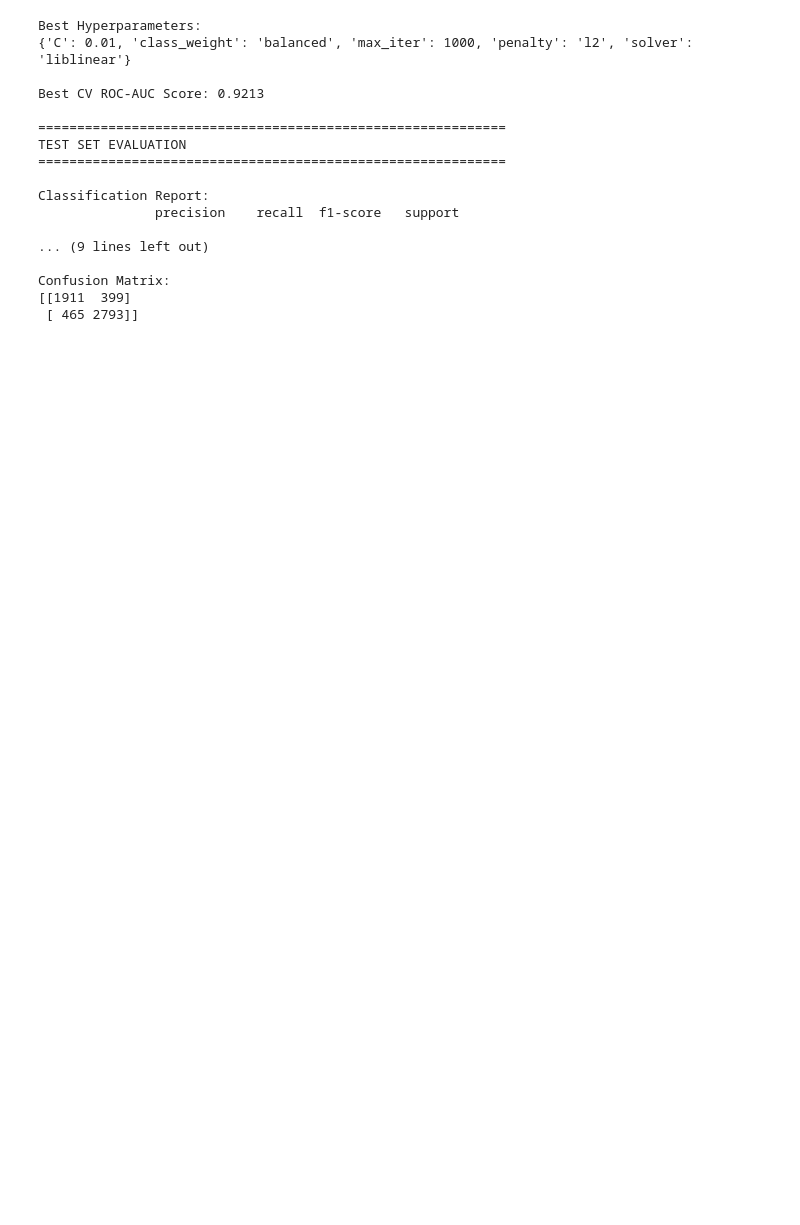
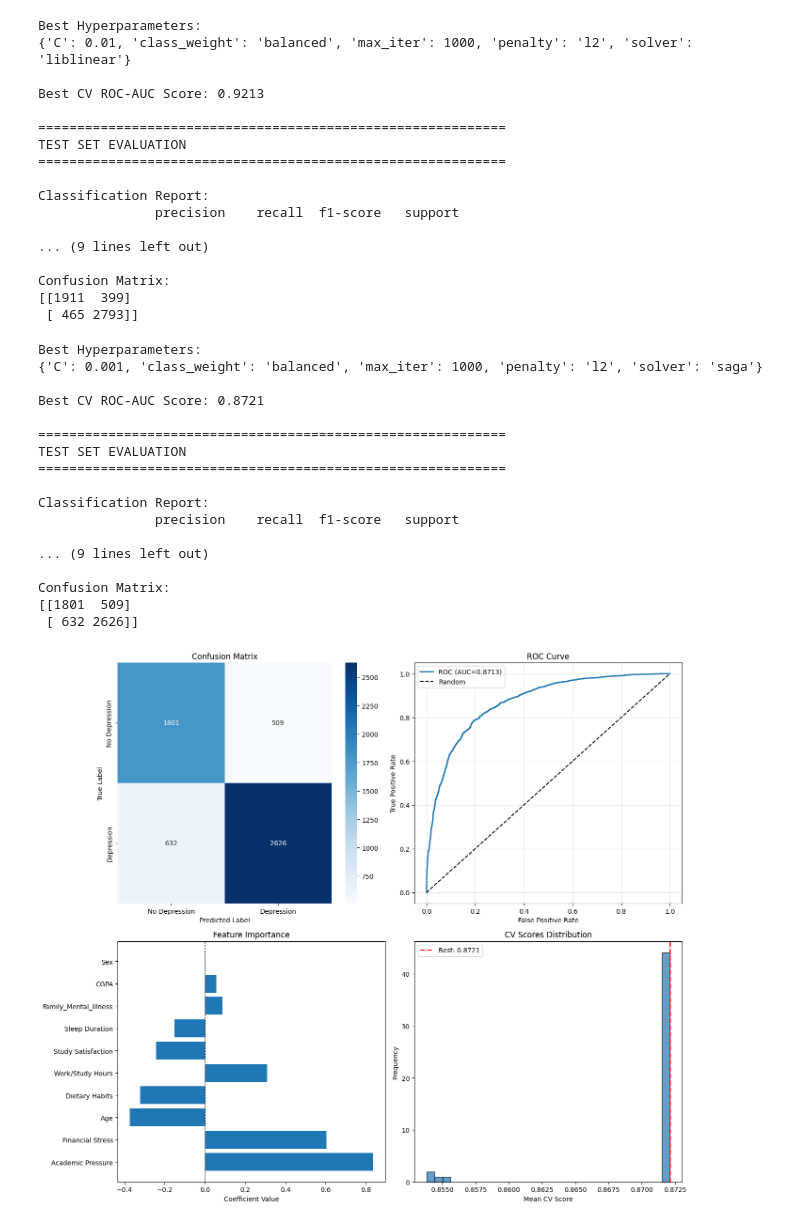
Before and after one commit to empra19/Mental-Health-Supervised-Learning-Project, a Jupyter notebook: logistic_regression_baseline.ipynb, the cells around one changed output. Cells and saved outputs as stored; diff of their text form; code cells hidden in the pictures; blank space fills up the shorter version.

Commit message:
Added optimisation for recall and compared models

```diff
--- a/logistic_regression_baseline.ipynb
+++ b/logistic_regression_baseline.ipynb
@@ -93,8 +93,8 @@ city_to_region = {
 # %%
 # Prepare 3 datasets to try logistic regression on to figure out how to deal with City and Degree. Base - drop region, Grouped - group and one hot encode, Freq - use frequency encoding
 df_base = df.copy()
-df_grouped = df.copy()
-df_freq = df.copy()
+df_grouped = df.drop(columns=['Suicidal_Thoughts'])
+df_freq = df.drop(columns=['Suicidal_Thoughts'])
 
 df_base = df_base.drop(columns=['City', 'Degree'])
-df_base.head()
+df_base_reduced = df.drop(columns=['City', 'Degree', 'Suicidal_Thoughts'])
@@ -108,9 +101,8 @@ df_base.head()
 # %%
 #Function to run logistic regression and tune hyperparameters
-def tune_logistic_regression(df, random_state=19):
+def tune_logistic_regression(df, random_state=19, scoring='roc_auc'):
 
     test_size = 0.2
-    scoring = 'roc_auc'
     cv_folds = 5
 
     param_grid = {
@@ -270,3 +262,30 @@ Classification Report:
 Confusion Matrix:
 [[1911  399]
  [ 465 2793]]
+# %%
+results_reduced = tune_logistic_regression(df_base_reduced)
+
+print("Best Hyperparameters:")
+print(results_reduced['best_params'])
+print(f"\nBest CV ROC-AUC Score: {results_reduced['best_score']:.4f}")
+
+eval_results_reduced = evaluate_model(results_reduced)
+# %% [output]
+Best Hyperparameters:
+{'C': 0.001, 'class_weight': 'balanced', 'max_iter': 1000, 'penalty': 'l2', 'solver': 'saga'}
+
+Best CV ROC-AUC Score: 0.8721
+
+============================================================
+TEST SET EVALUATION
+============================================================
+
+Classification Report:
+               precision    recall  f1-score   support
+
+... (9 lines left out)
+
+Confusion Matrix:
+[[1801  509]
+ [ 632 2626]]
+[figure, added]
```
Also changed, not shown: parts of 4 cells of this notebook.
